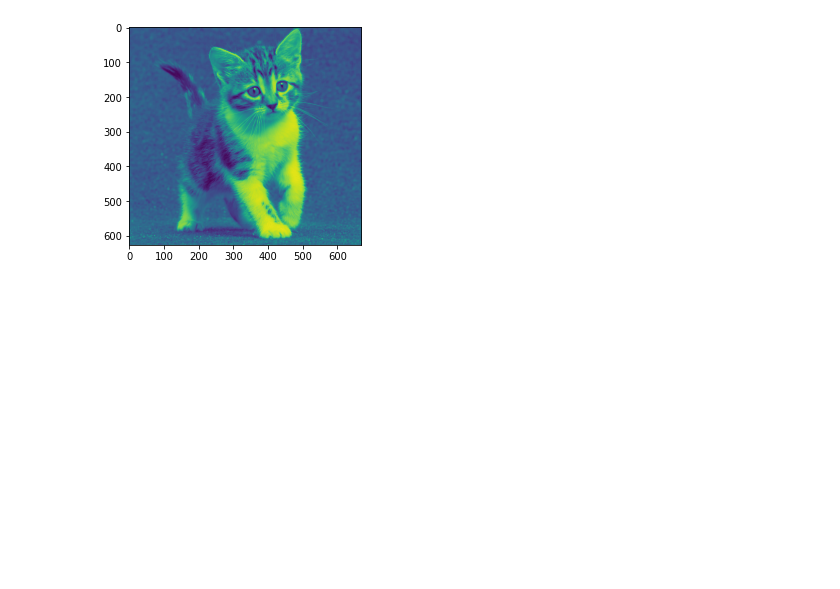
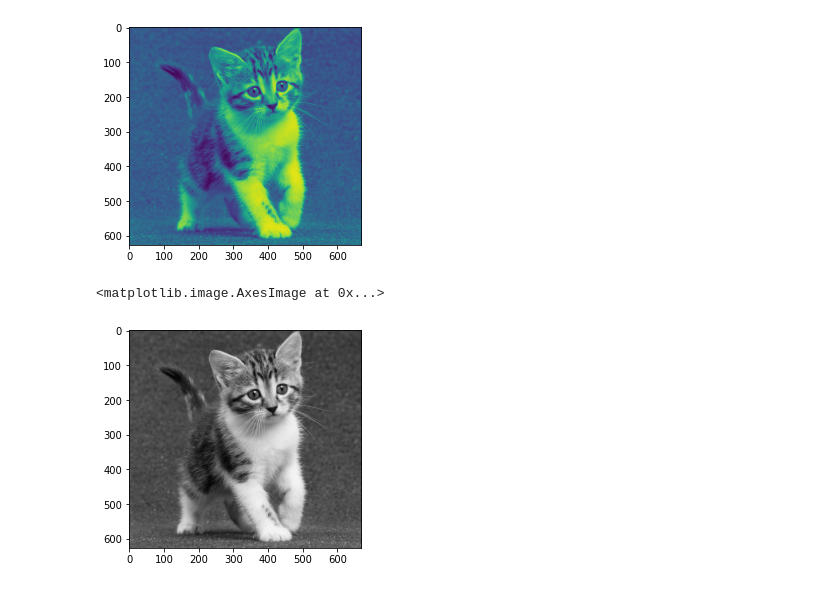
Before and after one commit to mayzura/PCVK_TI_2022, a Jupyter notebook: week2.ipynb, the cells around one changed output. Cells and saved outputs as stored; diff of their text form; code cells hidden in the pictures; blank space fills up the shorter version.

```diff
--- a/week2.ipynb
+++ b/week2.ipynb
@@ -32,3 +32,8 @@ plt.imshow(img_gray)
 # %% [output]
 <matplotlib.image.AxesImage at 0x...>
 [figure]
+# %%
+plt.imshow(img_gray, cmap='gray')
+# %% [output]
+<matplotlib.image.AxesImage at 0x...>
+[figure, added]
```
